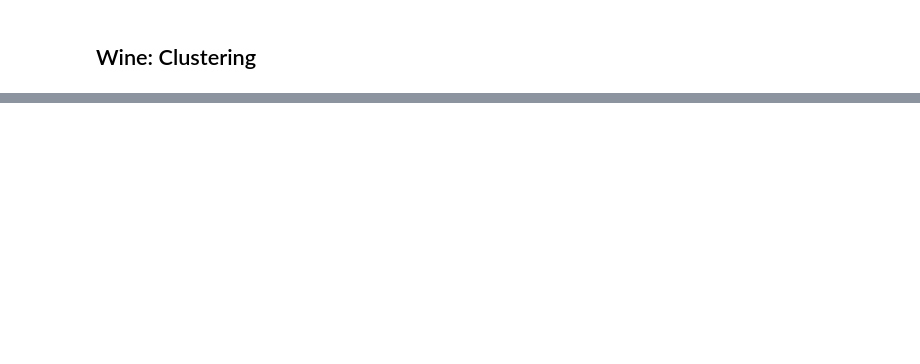
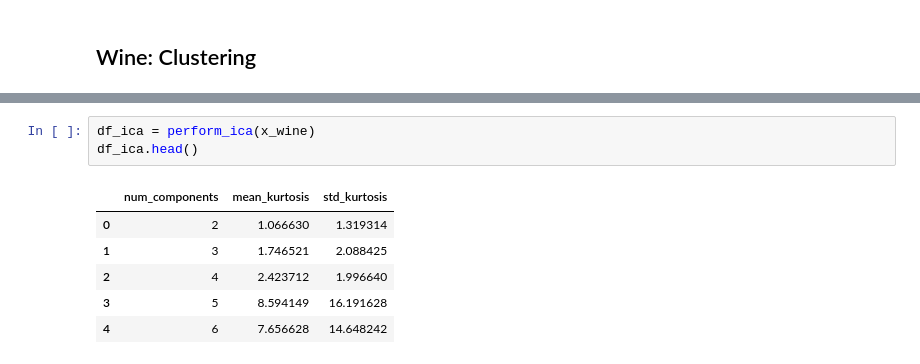
Before and after one commit to lboadi2/machine_learning, a Jupyter notebook: 3_unsupervised_learning/unsupe_models.ipynb, the cells around one changed output, grey strips where cells are left out. Cells and saved outputs as stored; diff of their text form; blank space fills up the shorter version.

```diff
--- a/3_unsupervised_learning/unsupe_models.ipynb
+++ b/3_unsupervised_learning/unsupe_models.ipynb
@@ -400,0 +476,10 @@ plt.show()
+# %%
+df_ica = perform_ica(x_wine)
+df_ica.head()
+# %% [output]
+|  | num_components | mean_kurtosis | std_kurtosis |
+| 0 | 2 | 1.066630 | 1.319314 |
+| 1 | 3 | 1.746521 | 2.088425 |
+| 2 | 4 | 2.423712 | 1.996640 |
+| 3 | 5 | 8.594149 | 16.191628 |
+| 4 | 6 | 7.656628 | 14.648242 |
```
Also changed, not shown: parts of 45 cells of this notebook, 1 other file.
